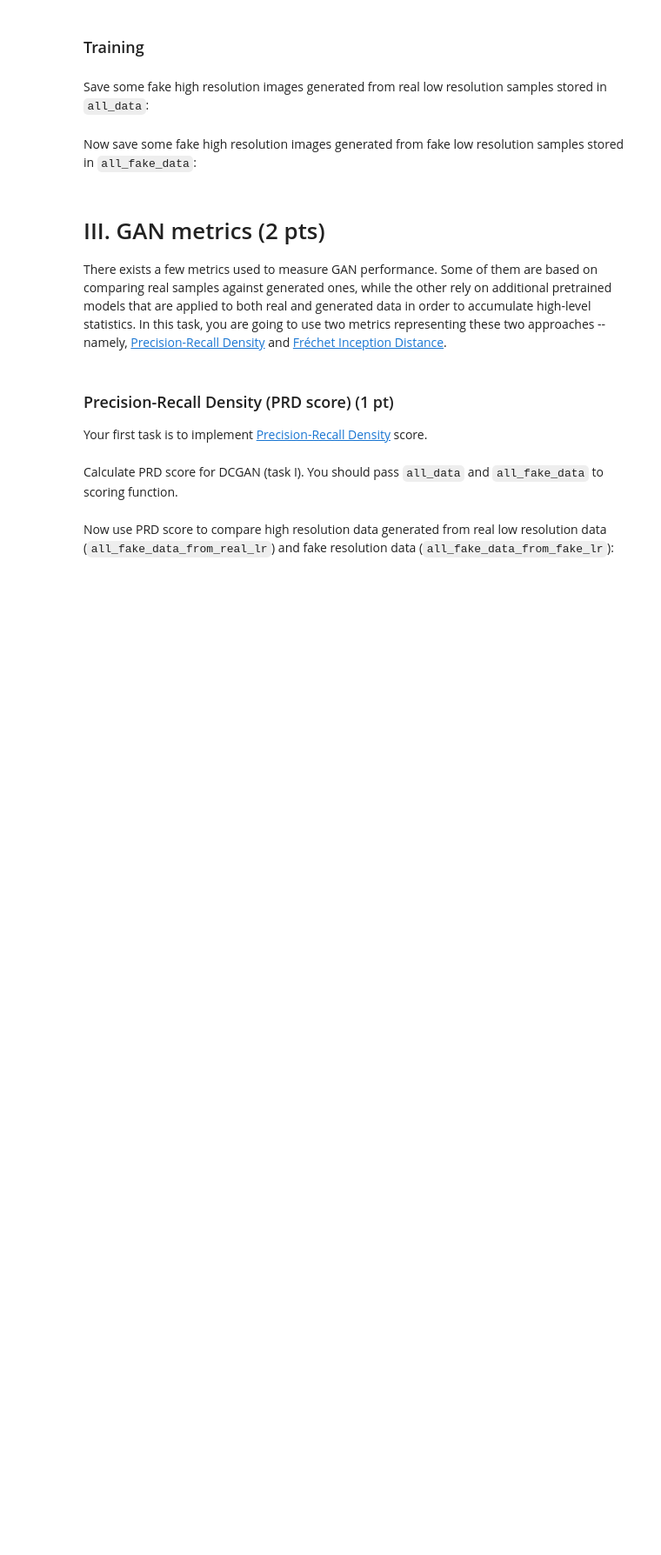
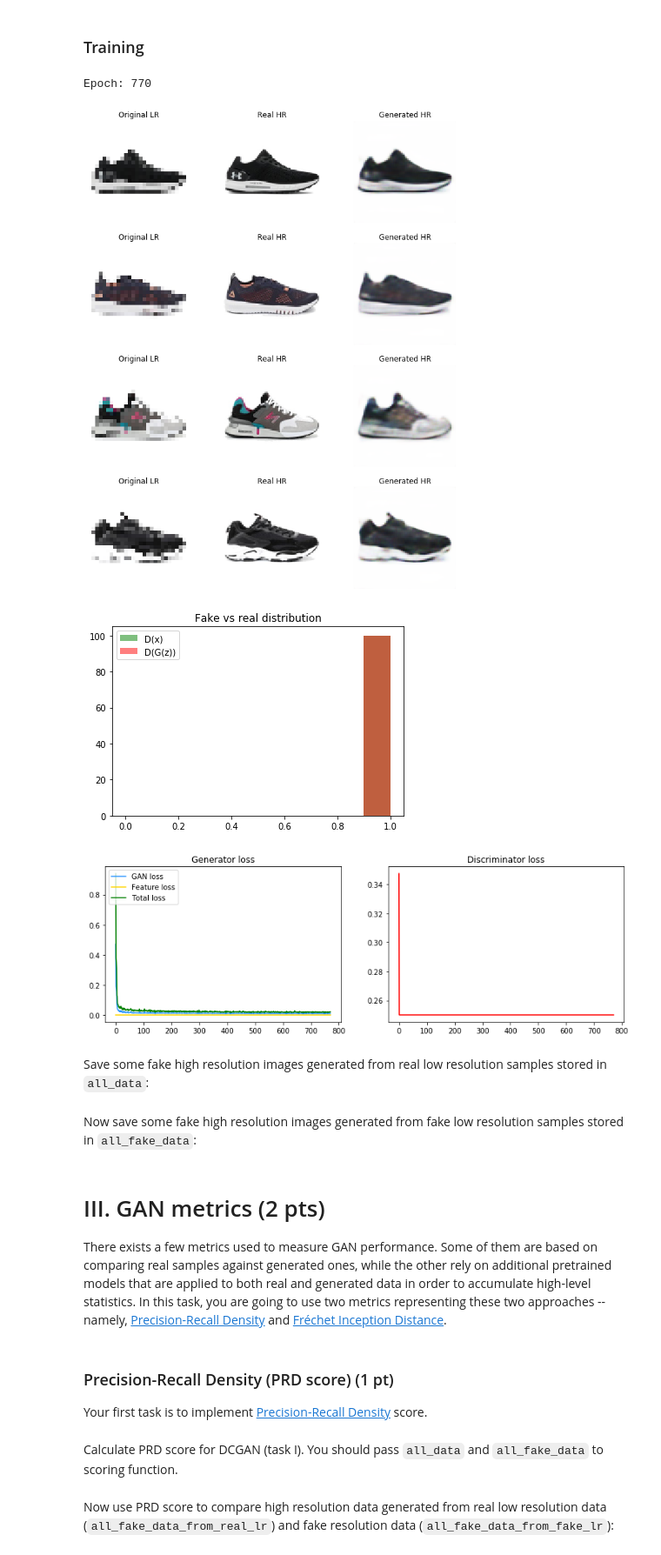
Before and after one commit to Mikhail-off/CV2020, a Jupyter notebook: task8/GAN_keras.ipynb, the cells around one changed output. Shown: that part at 87% size. Saved outputs shown, nothing was run; the diff lists cells and outputs as text; code cells hidden in the pictures; blank space fills up the shorter version.

```diff
--- a/task8/GAN_keras.ipynb
+++ b/task8/GAN_keras.ipynb
@@ -675,3 +840,20 @@ def build_sr_discriminator():
+# %%
+def build_sr_discriminator():
+    inputs = L.Input(shape=HIGH_RES_SIZE + (3,))
+
+    filters = 64
+    cur = inputs
+    block_count = 4
+    for i in range(block_count):
+        cur = d_block(filters=2**i * filters, inputs=cur, strides=1, apply_batchnorm=True)
+        cur = d_block(filters=2**i * filters, inputs=cur, strides=2, apply_batchnorm=False)
+    cur = L.Flatten()(cur)
+    cur = L.Dense(1024)(cur)
+    cur = L.LeakyReLU(0.2)(cur)
+    cur = L.Dense(1, activation='sigmoid')(cur)
+    outputs = cur
+
+    return keras.models.Model(inputs=inputs, outputs=outputs, name="SRGAN_disc")
 # %%
 # Build SRGAN discriminator
 discriminator = build_sr_discriminator()
@@ -698,7 +900,7 @@ Typically, SRGAN is trained with additional loss on features from pretrained VGG
 # %%
 def feature_loss(real_features, fake_features):
     # Implement MSE
-    loss = "???"
+    loss = K.mean(K.square(real_features - fake_features))
     return loss
 # %%
 loss = feature_loss(K.variable(real_data_hr), K.variable(fake_data_hr))
@@ -707,6 +911,6 @@ K.eval(loss)
 # %%
 discriminator_opt = keras.optimizers.Adam(1e-3, 0.5)
-discriminator_loss = "???" # you may choose any or try both.
+discriminator_loss = discriminator_ls_loss # you may choose any or try both.
 #By default, opt for the Least Squares GAN loss.
 
 discriminator.compile(
@@ -721,12 +925,12 @@ outputs = generator.outputs
 
 combined = keras.models.Model(
     inputs=generator.inputs,
-    outputs="???", # you should return both probas AND generated images
+    outputs=[discriminator(outputs), outputs], # you should return both probas AND generated images
     name="SRGAN_combined"
 )
 
 generator_opt = keras.optimizers.Adam(2e-4, 0.5)
-generator_loss = "???" # mind the order of outputs -- it should match the losses
+generator_loss = [generator_ls_loss, feature_loss] # mind the order of outputs -- it should match the losses
 loss_weights = [1, 0.5]
 
 combined.compile(
@@ -782,7 +986,7 @@ def sample_probas(num_samples, batch_size):
 # %% [markdown]
 ### Training
 # %%
-batch_size = 16
+batch_size = 32
 epochs = 5000
 
 history = {"gen": [], "disc": []}
@@ -790,46 +994,51 @@ history = {"gen": [], "disc": []}
 for epoch in range(epochs):
 
     # Sample low-res and high-res data
-    real_data_lr, real_data_hr = "???"
+    real_data_lr, real_data_hr = sample_super_res_data(batch_size)
 
     # Generate high resolution images from low resolution ones
-    fake_data_hr = "???"
+    fake_data_hr = generator.predict(real_data_lr)
 
     # Run discriminator on both real and fake high resolution images
-    loss_d_real = "???" # train on real_data_hr
-    loss_d_fake = "???" # train on fake_data_hr
+    loss_d_real = discriminator.train_on_batch(real_data_hr, np.ones((batch_size, 1))) # train on real_data_hr
+    loss_d_fake = discriminator.train_on_batch(fake_data_hr, np.zeros((batch_size, 1))) # train on fake_data_hr
     loss_d = 0.5 * (loss_d_real + loss_d_fake)
 
     # Sample another batch of low-res and high-res data
-    real_data_lr, real_data_hr = "???"
+    real_data_lr, real_data_hr = sample_super_res_data(batch_size)
 
     # Train the generator to trick the discriminator
     # For the generator, we want all the {fake, not-fake} labels
     # to say not-fake
     # Mind the number and the order of the outputs of the combined model!
-    loss_g = "???"
+    loss_g = combined.train_on_batch(real_data_lr, [None, real_data_hr])
 
     history["gen"].append(loss_g)
     history["disc"].append(loss_d)
 
-    if epoch % 100 == 0:
+    if epoch % 10 == 0:
         clear_output(wait=True)
         print("Epoch:", epoch)
 
         sample_images(4)
         sample_probas(100, batch_size)
 
         time = np.arange(epoch + 1)
 
         fig, ax = plt.subplots(ncols=2, figsize=(13, 4))
         ax[0].set_title("Generator loss")
         ax[0].plot(time, [_[0] for _ in history["gen"]], color="dodgerblue", label="GAN loss")
         ax[0].plot(time, [_[1] for _ in history["gen"]], color="gold", label="Feature loss")
         ax[0].plot(time, [_[2] for _ in history["gen"]], color='g', label="Total loss")
         ax[0].legend(loc="upper left")
         ax[1].set_title("Discriminator loss")
         ax[1].plot(time, history["disc"], color='r')
         plt.show()
+# %% [output]
+Epoch: 770
+[figure, added]
+[figure, added]
+[figure, added]
 # %% [markdown]
 Save some fake high resolution images generated from real low resolution samples stored in `all_data`:
 # %%
```
Also changed, not shown: parts of 43 cells of this notebook, 1 other file.
